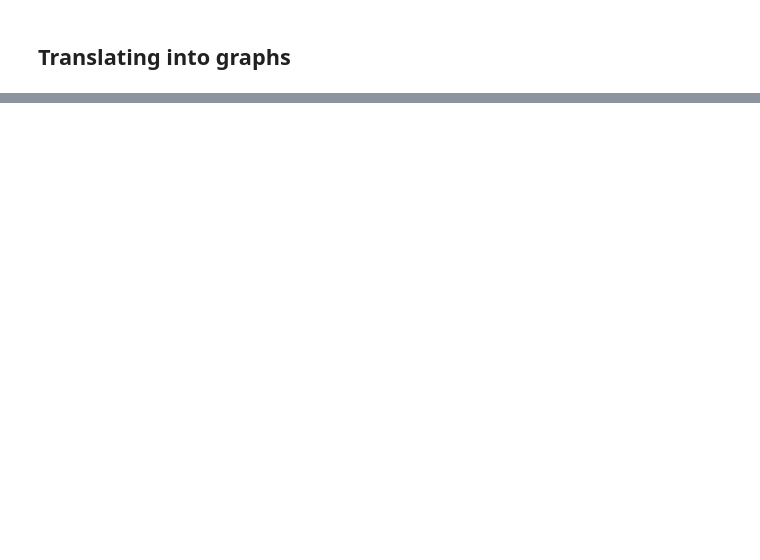
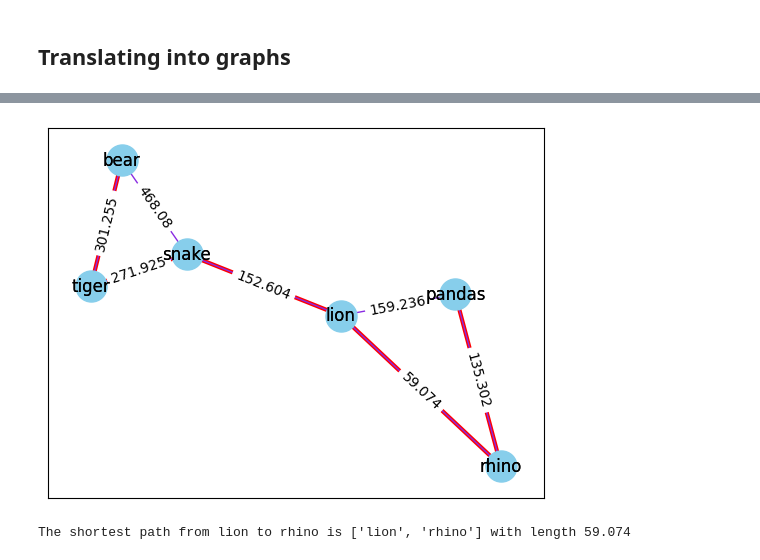
Before and after one commit to Alexis0903/Graphs, a Jupyter notebook: last.ipynb, the cells around one changed output, grey strips where cells are left out. Cells and saved outputs as stored; diff of their text form; code cells hidden in the pictures; blank space fills up the shorter version.

```diff
--- a/last.ipynb
+++ b/last.ipynb
@@ -722 +787,66 @@ plt.show()
+# %%
+# Kruskal to find the minimum spanning edges tree using kruskal, prim or brunovsky
+
+from networkx.algorithms import tree
+mst = tree.minimum_spanning_edges(G_complete, algorithm='kruskal')
+edgelist = list(mst)
+
+# Create an empty graph
+G_kruskal = nx.Graph()
+
+# Add the nodes
+for name in nodes.keys():
+    G_kruskal.add_node(name, pos=nodes[name])
+
+# Add edges with weights from the distance matrix
+for i in range(len(names)):
+    for j in range(i+1, len(names)):  # Only consider each pair of nodes once
+        if dists[i][j] != float('inf'):  # Only add an edge if a distance exists
+            G_kruskal.add_edge(names[i], names[j], weight=dists[i][j])
+
+position = nx.spring_layout(G_kruskal)
+
+# Create dictionaries for node and edge labels
+node_labels = {node: node for node in G_kruskal.nodes()}
+edge_labels = {(u, v): round(data['weight'], 3) for u, v, data in G_kruskal.edges(data=True)}
+
+plt.figure()
+
+# Draw the route
+nx.draw_networkx(
+    G_kruskal,
+    position,
+    with_labels=True,
+    edgelist=edgelist,
+    edge_color="red",
+    node_size=200,
+    width=3,
+)
+
+nx.draw_networkx_nodes(G_kruskal, position, node_color='skyblue', node_size=500)
+nx.draw_networkx_edges(G_kruskal, position, edge_color='blueviolet')
+nx.draw_networkx_labels(G_kruskal, position, labels=node_labels, font_size=12, font_color='black')
+nx.draw_networkx_edge_labels(G_kruskal, position, edge_labels=edge_labels, font_size=10)
+
+plt.show()
+# %% [output]
+[figure, added]
+# %%
+# A test for Dijkstra in Networkx
+#------------------------------------------------------------------------------------------------------------------
+
+import networkx as nx
+
+def dijkstra(graph, start, end):
+    # Use NetworkX's built-in Dijkstra's algorithm function
+    length, path = nx.single_source_dijkstra(graph, start, end)
+
+    return length, path
+
+# Usage:
+node1, node2 = names[0], names[-1]
+length, path = dijkstra(G, node1, node2)
+print(f"The shortest path from {node1} to {node2} is {path} with length {length}")
+# %% [output]
+The shortest path from lion to rhino is ['lion', 'rhino'] with length 59.074
 # %%
```
Also changed, not shown: parts of 10 cells of this notebook, 6 other files.
